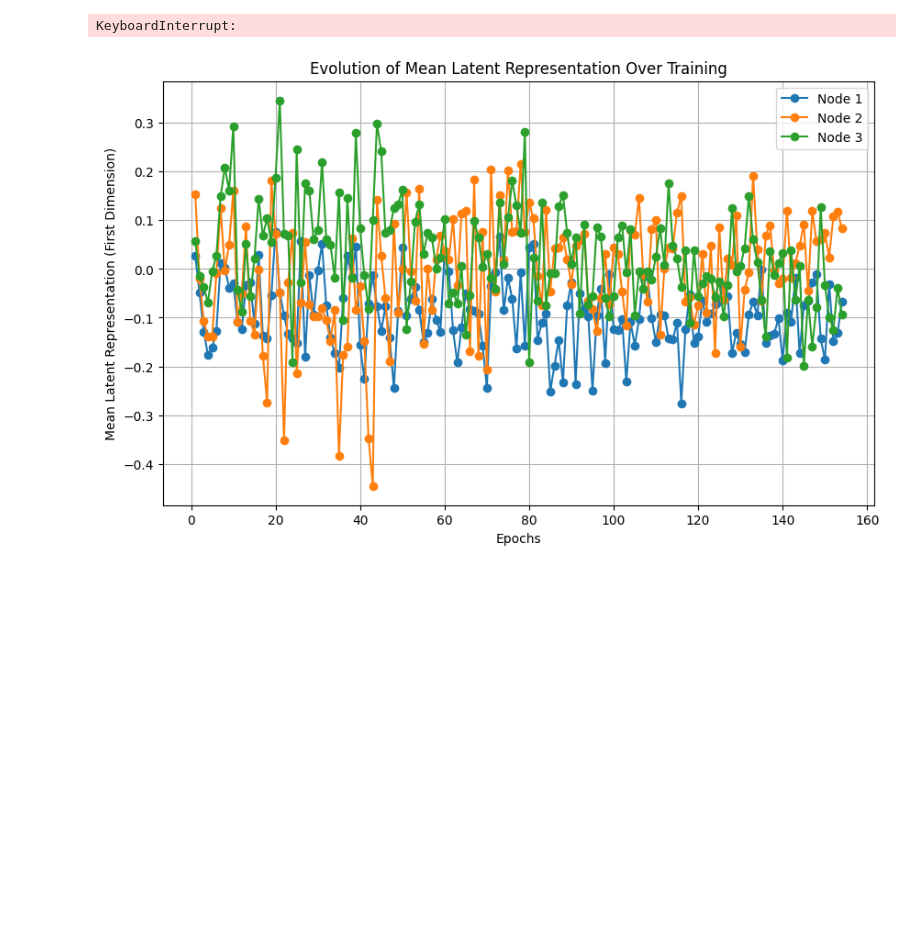
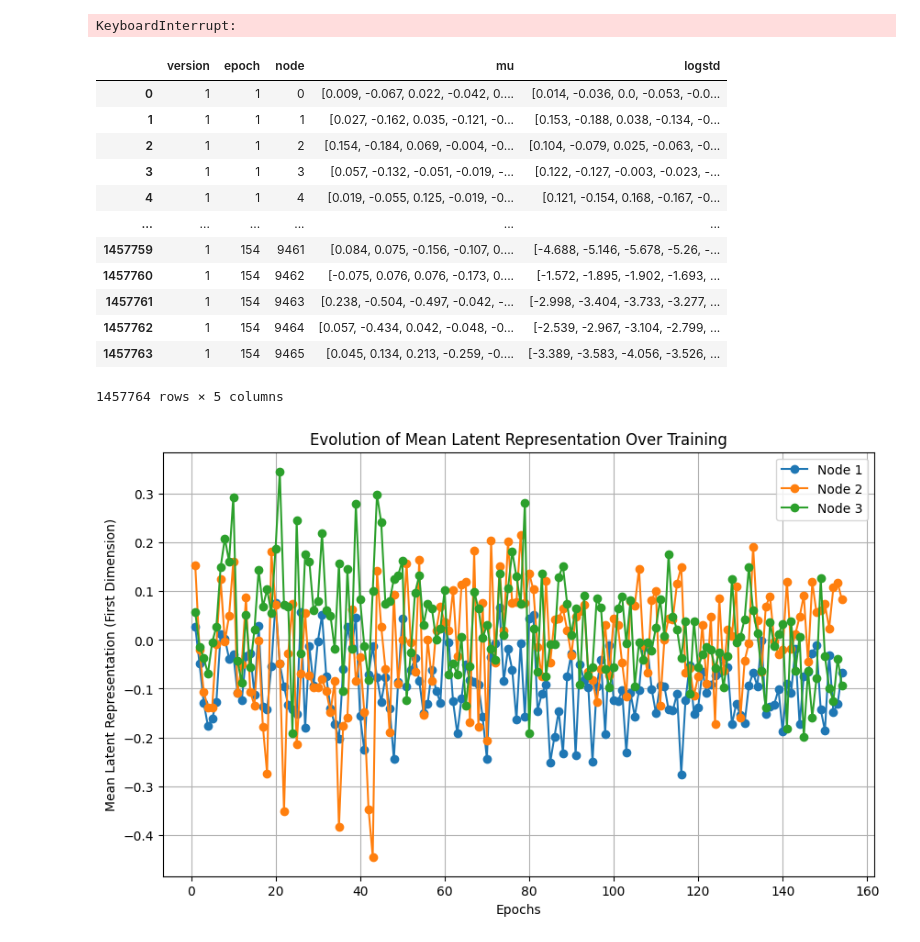
Before and after one commit to EliteApex/PPI-OMEGA, a Jupyter notebook: src/pilot_with_features.ipynb, the cells around one changed output. Saved outputs shown, nothing was run; the diff lists cells and outputs as text; code cells hidden in the pictures; blank space fills up the shorter version.

```diff
--- a/src/pilot_with_features.ipynb
+++ b/src/pilot_with_features.ipynb
@@ -321,0 +331,16 @@ latent_variables['mu'] = latent_variables['mu'].apply(ast.literal_eval)
+# %%
+latent_variables
+# %% [output]
+|  | version | epoch | node | mu | logstd |
+| 0 | 1 | 1 | 0 | [0.009, -0.067, 0.022, -0.042, 0.... | [0.014, -0.036, 0.0, -0.053, -0.0... |
+| 1 | 1 | 1 | 1 | [0.027, -0.162, 0.035, -0.121, -0... | [0.153, -0.188, 0.038, -0.134, -0... |
+| 2 | 1 | 1 | 2 | [0.154, -0.184, 0.069, -0.004, -0... | [0.104, -0.079, 0.025, -0.063, -0... |
+| 3 | 1 | 1 | 3 | [0.057, -0.132, -0.051, -0.019, -... | [0.122, -0.127, -0.003, -0.023, -... |
+| 4 | 1 | 1 | 4 | [0.019, -0.055, 0.125, -0.019, -0... | [0.121, -0.154, 0.168, -0.167, -0... |
+| ... | ... | ... | ... | ... | ... |
+| 1457759 | 1 | 154 | 9461 | [0.084, 0.075, -0.156, -0.107, 0.... | [-4.688, -5.146, -5.678, -5.26, -... |
+| 1457760 | 1 | 154 | 9462 | [-0.075, 0.076, 0.076, -0.173, 0.... | [-1.572, -1.895, -1.902, -1.693, ... |
+| 1457761 | 1 | 154 | 9463 | [0.238, -0.504, -0.497, -0.042, -... | [-2.998, -3.404, -3.733, -3.277, ... |
+| 1457762 | 1 | 154 | 9464 | [0.057, -0.434, 0.042, -0.048, -0... | [-2.539, -2.967, -3.104, -2.799, ... |
+| 1457763 | 1 | 154 | 9465 | [0.045, 0.134, 0.213, -0.259, -0.... | [-3.389, -3.583, -4.056, -3.526, ... |
+1457764 rows × 5 columns
```
Also changed, not shown: parts of 6 cells of this notebook, 1 other file.
